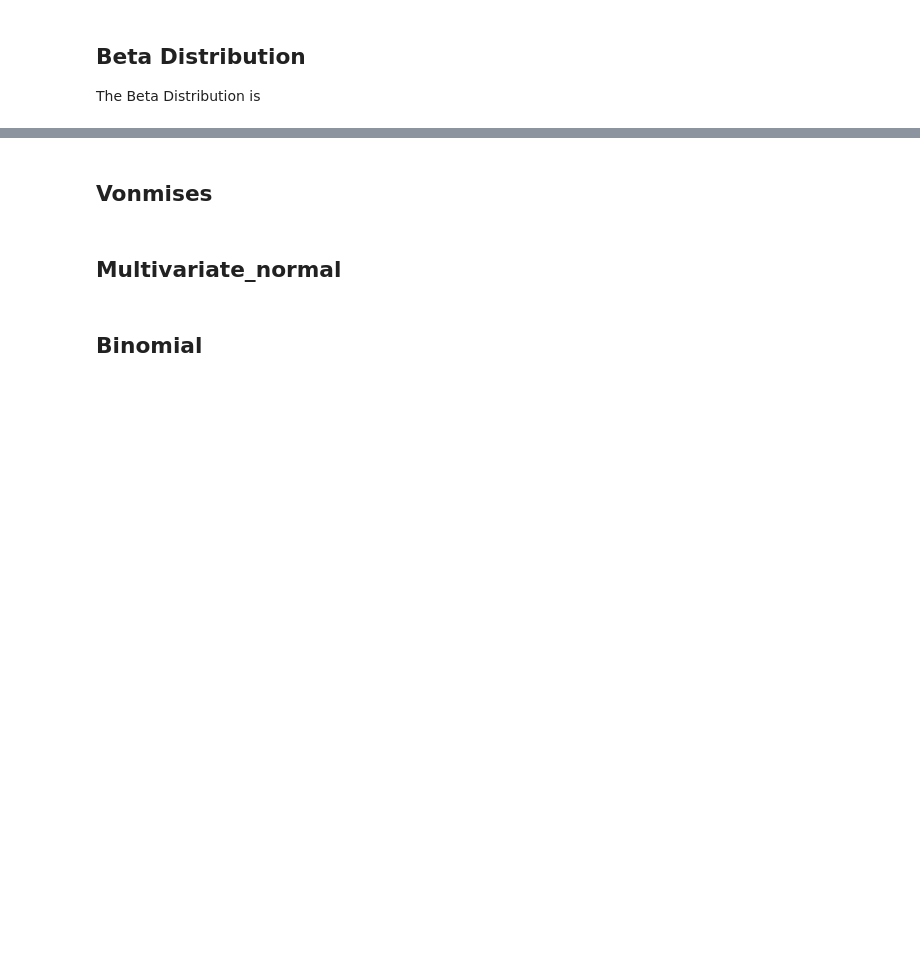
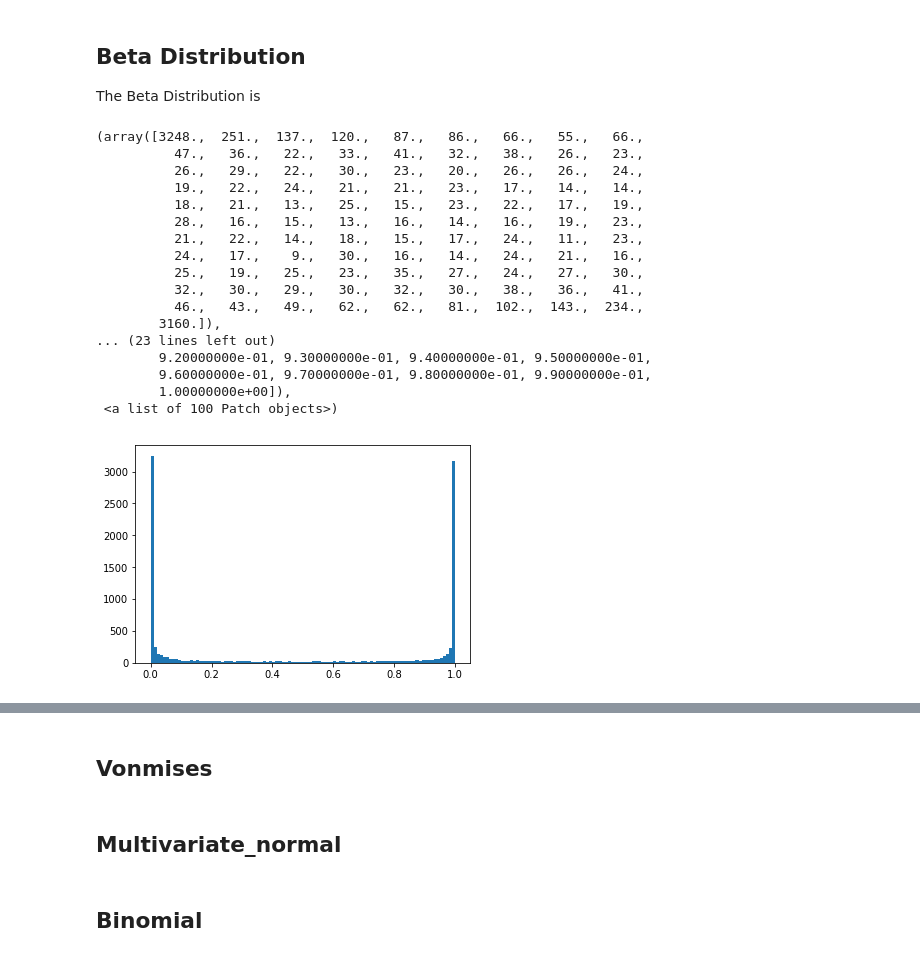
Before and after one commit to healyshane/programming_for_data_analysis-practical_assignment, a Jupyter notebook: Programming for Data Analysis_Assignment.ipynb, the cells around one changed output, grey strips where cells are left out. Saved outputs shown, nothing was run; the diff lists cells and outputs as text; code cells hidden in the pictures; blank space fills up the shorter version.

```diff
--- a/Programming for Data Analysis_Assignment.ipynb
+++ b/Programming for Data Analysis_Assignment.ipynb
@@ -206,3 +260,25 @@ Note that the poisson distribution was randomly chosen twice, displayed in Out[8
 # %% [markdown]
 ## Beta Distribution
 The Beta Distribution is
+# %%
+n = np.random.beta(0.1,0.1,9999)
+plt.hist(n, bins = 100)
+# %% [output]
+(array([3248.,  251.,  137.,  120.,   87.,   86.,   66.,   55.,   66.,
+          47.,   36.,   22.,   33.,   41.,   32.,   38.,   26.,   23.,
+          26.,   29.,   22.,   30.,   23.,   20.,   26.,   26.,   24.,
+          19.,   22.,   24.,   21.,   21.,   23.,   17.,   14.,   14.,
+          18.,   21.,   13.,   25.,   15.,   23.,   22.,   17.,   19.,
+          28.,   16.,   15.,   13.,   16.,   14.,   16.,   19.,   23.,
+          21.,   22.,   14.,   18.,   15.,   17.,   24.,   11.,   23.,
+          24.,   17.,    9.,   30.,   16.,   14.,   24.,   21.,   16.,
+          25.,   19.,   25.,   23.,   35.,   27.,   24.,   27.,   30.,
+          32.,   30.,   29.,   30.,   32.,   30.,   38.,   36.,   41.,
+          46.,   43.,   49.,   62.,   62.,   81.,  102.,  143.,  234.,
+        3160.]),
+... (23 lines left out)
+        9.20000000e-01, 9.30000000e-01, 9.40000000e-01, 9.50000000e-01,
+        9.60000000e-01, 9.70000000e-01, 9.80000000e-01, 9.90000000e-01,
+        1.00000000e+00]),
+ <a list of 100 Patch objects>)
+[figure, added]
```
Also changed, not shown: parts of 21 cells of this notebook.
